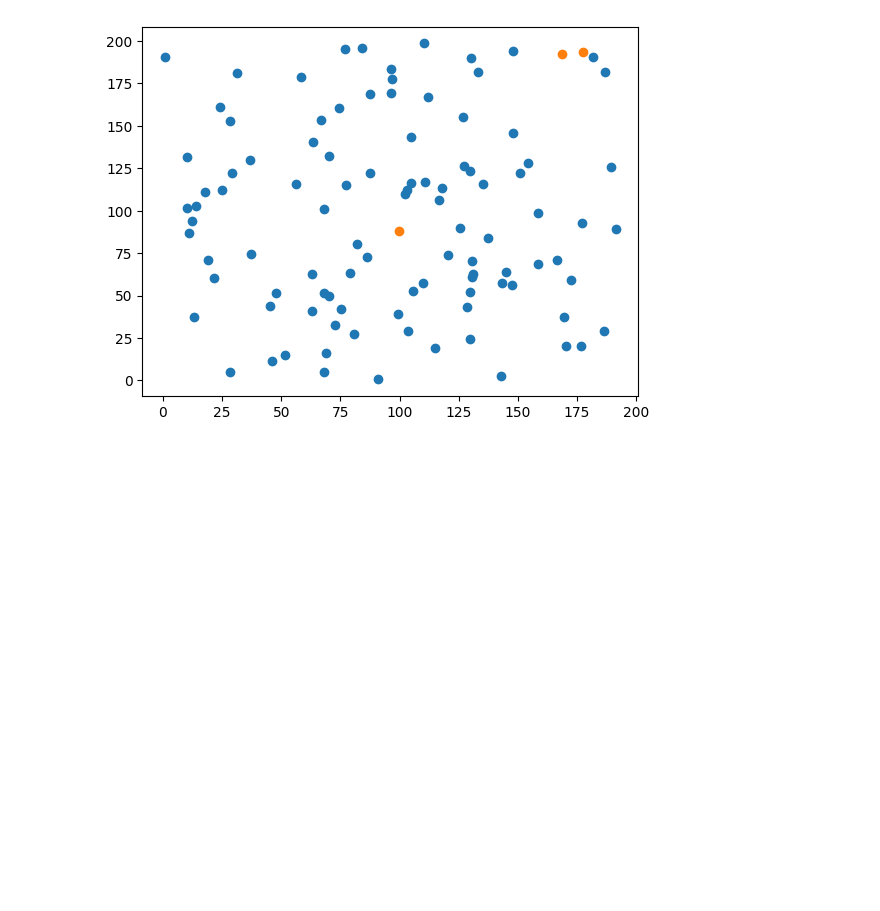
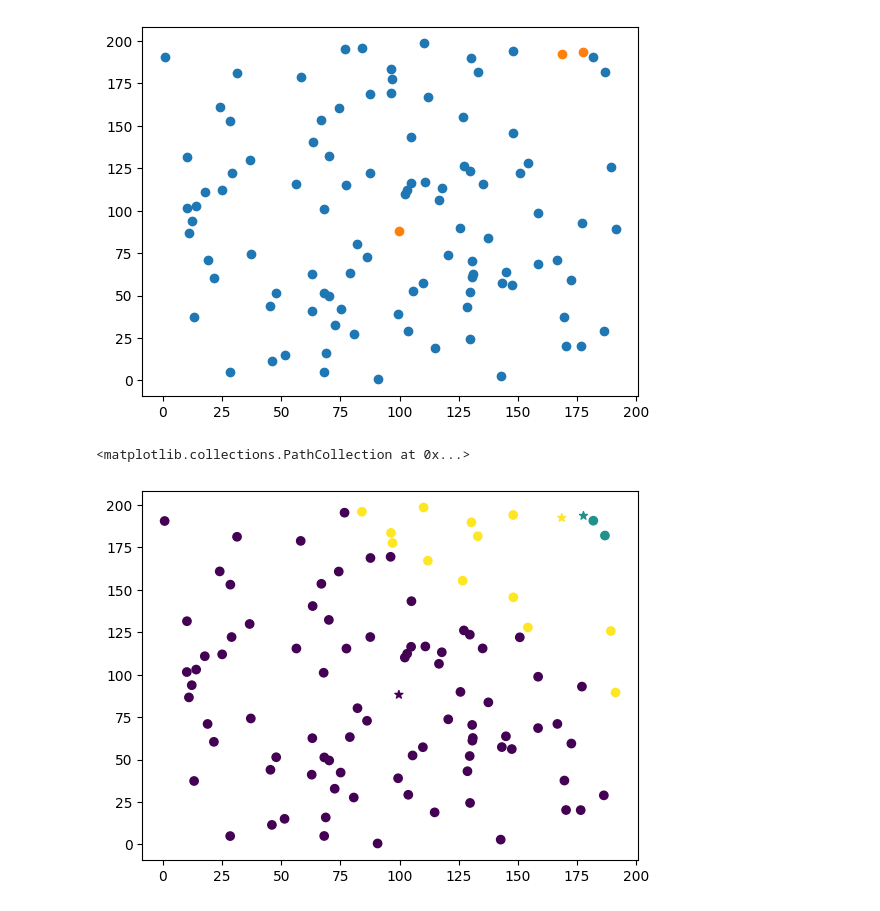
Before and after one commit to hosseinrezaie0/ML-Algorithm-Library, a Jupyter notebook: KMeans.ipynb, the cells around one changed output. Drawn from its saved outputs; the diff is of its cells as text; code cells hidden in the pictures; blank space fills up the shorter version.

Commit message:
Plot clusters

```diff
--- a/KMeans.ipynb
+++ b/KMeans.ipynb
@@ -41,3 +41,10 @@ def find_clusters(X, centroids):
   return clusters
 # %%
 clusters = find_clusters(X, centroids)
+# %%
+# Plot the clusters
+plt.scatter(X[:,0], X[:,1], c=clusters)
+plt.scatter(centroids[:,0], centroids[:,1], c=range(len(centroids)), marker='*')
+# %% [output]
+<matplotlib.collections.PathCollection at 0x...>
+[figure, added]
```
